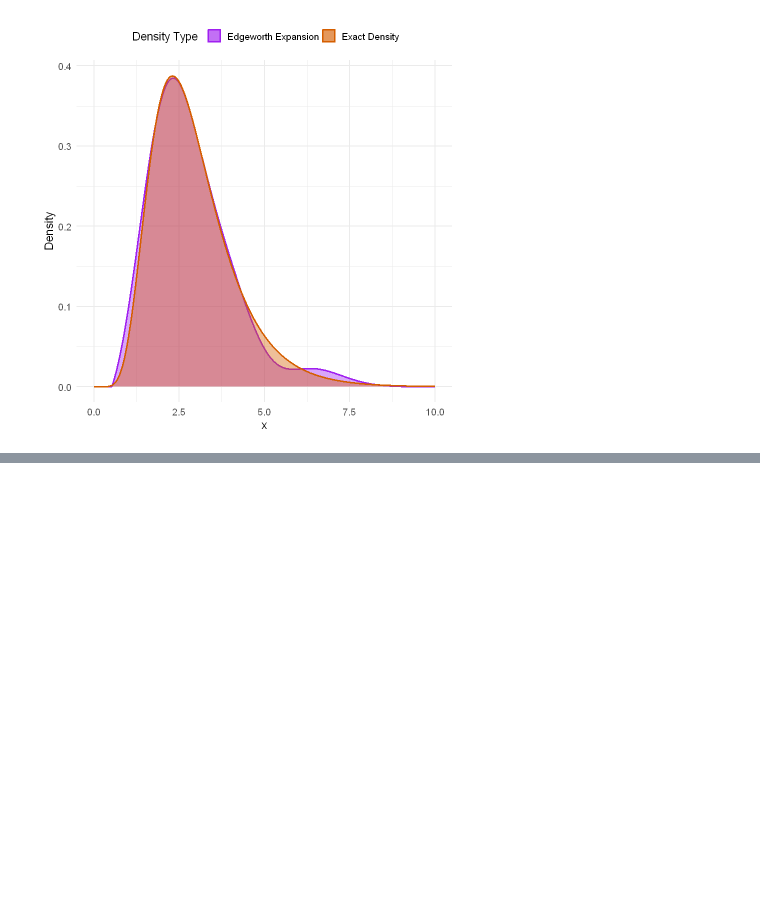
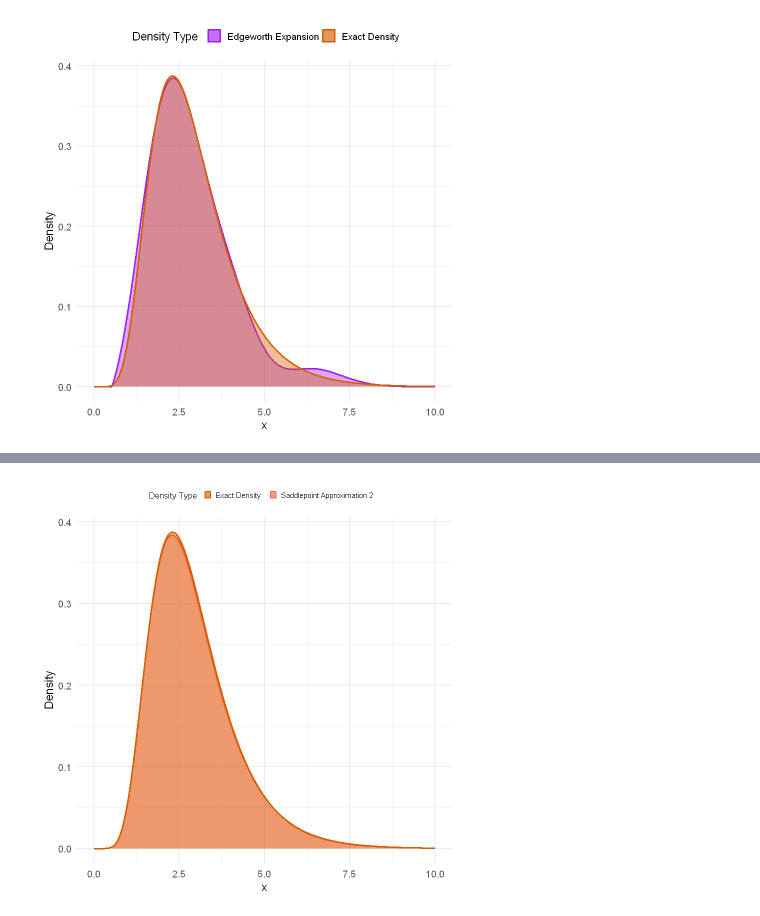
Before and after one commit to kpol01/Comouting-assignment, a Jupyter notebook: Codes.ipynb, the cells around one changed output, grey strips where cells are left out. Saved outputs shown, nothing was run; the diff lists cells and outputs as text; code cells hidden in the pictures; blank space fills up the shorter version.

```diff
--- a/Codes.ipynb
+++ b/Codes.ipynb
@@ -163,0 +268,40 @@ print(p)
+# %%
+options(warn=-1)
+# Compute densities
+df_saddle2 <- data.frame(
+  x = gridp,
+  density = den.saddle2(gridp, n = n_val),
+  Method = "Saddlepoint Approximation 2"
+)
+
+df_exact <- data.frame(
+  x = gridp,
+  density = rangexp(gridp, n = n_val),
+  Method = "Exact Density"
+)
+# %%
+# Build the ggplot with filled areas and matching borders
+p <- ggplot() +
+  geom_area(data = df_saddle2,
+            aes(x = x, y = density, fill = "Saddlepoint Approximation 2", color = "Saddlepoint Approximation 2"),
+            alpha = 0.4, linewidth = 1) +
+  geom_area(data = df_exact,
+            aes(x = x, y = density, fill = "Exact Density", color = "Exact Density"),
+            alpha = 0.4, linewidth = 1) +
+  scale_fill_manual(name = "Density Type",
+                    values = c("Saddlepoint Approximation 2" = "tomato",
+                               "Exact Density" = "#D55E00")) +
+  scale_color_manual(name = "Density Type",
+                     values = c("Saddlepoint Approximation 2" = "tomato",
+                                "Exact Density" = "#D55E00")) +
+  labs(x = "x", y = "Density") +
+  theme_minimal(base_size = 14) +
+  theme(legend.position = "top",
+        legend.text = element_text(size = 9),
+        legend.title = element_text(size = 10),
+        legend.key.size = unit(0.6, "lines"),
+        plot.title = element_text(size = 11))
+
+print(p)
+# %% [output]
+[figure, added]
```
Also changed, not shown: parts of 6 cells of this notebook.
